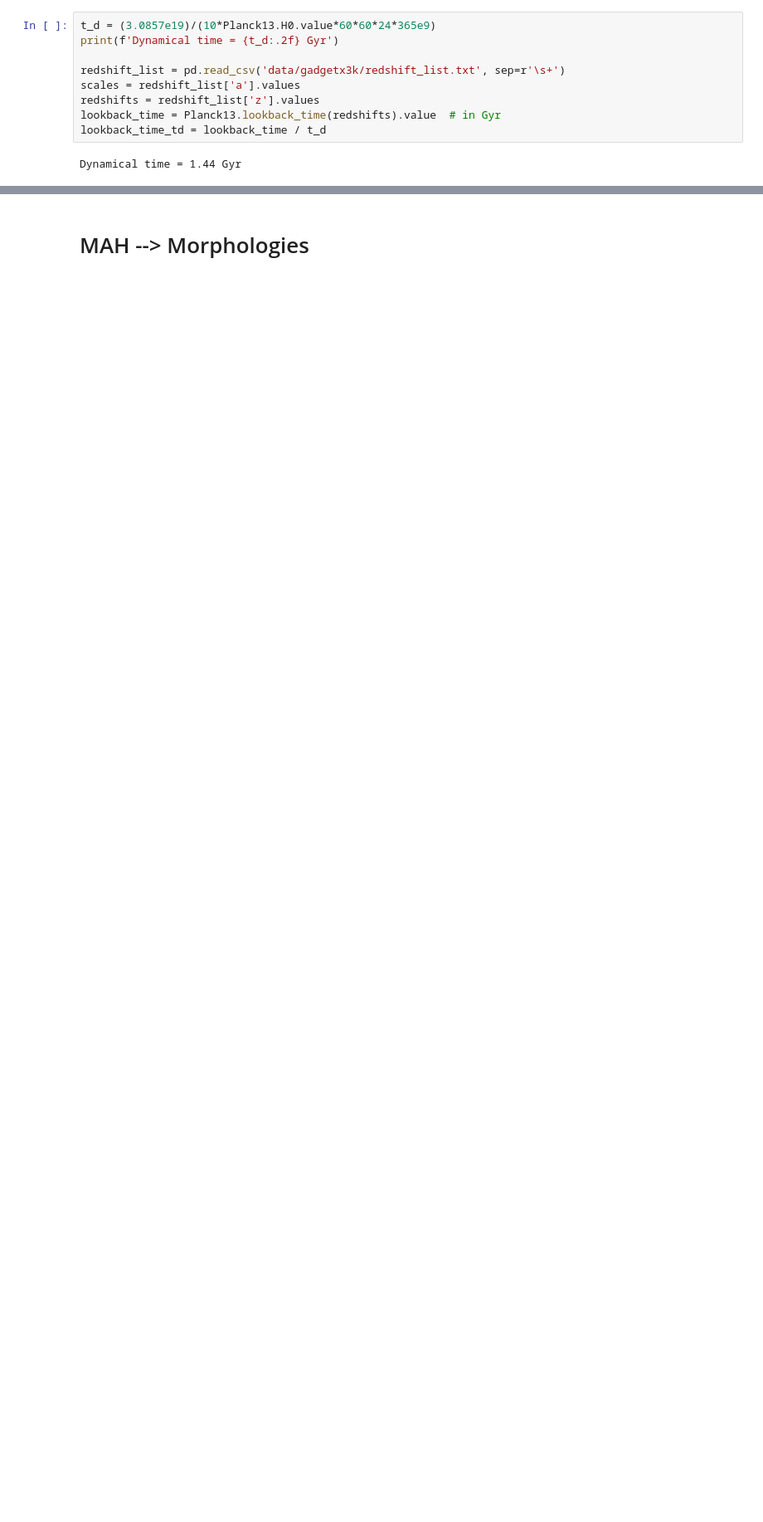
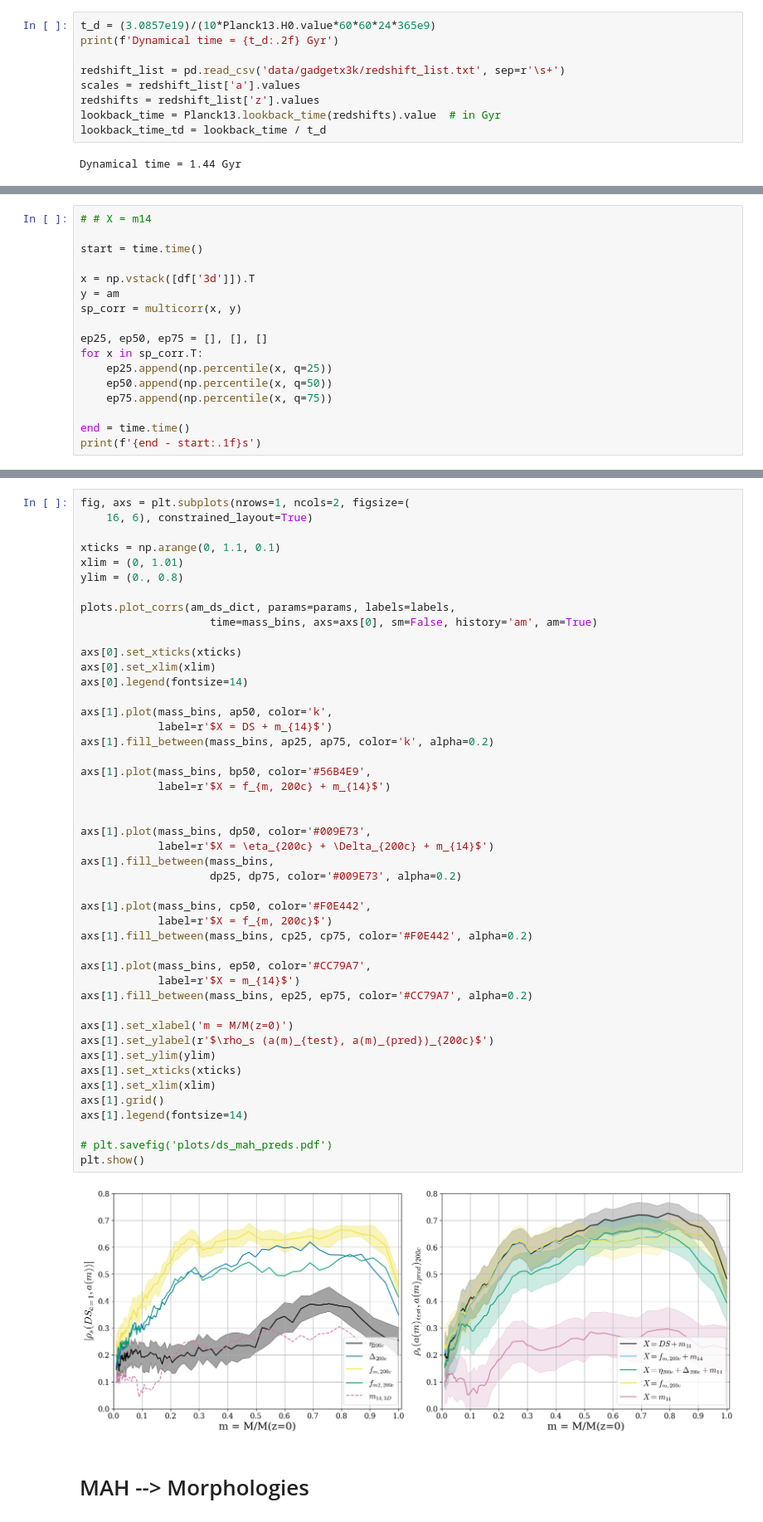
Before and after one commit to Kabelo-T/cluster_morph, a Jupyter notebook: multicam.ipynb, the cells around one changed output, grey strips where cells are left out. Shown at 83% size. Cells and saved outputs as stored; diff of their text form; blank space fills up the shorter version.

```diff
--- a/multicam.ipynb
+++ b/multicam.ipynb
@@ -542,0 +590,17 @@ KeyError: 'M/M0'
+# %%
+# # X = m14
+
+start = time.time()
+
+x = np.vstack([df['3d']]).T
+y = am
+sp_corr = multicorr(x, y)
+
+ep25, ep50, ep75 = [], [], []
+for x in sp_corr.T:
+    ep25.append(np.percentile(x, q=25))
+    ep50.append(np.percentile(x, q=50))
+    ep75.append(np.percentile(x, q=75))
+
+end = time.time()
+print(f'{end - start:.1f}s')
@@ -543,3 +615,51 @@ KeyError: 'M/M0'
+# %%
+fig, axs = plt.subplots(nrows=1, ncols=2, figsize=(
+    16, 6), constrained_layout=True)
+
+xticks = np.arange(0, 1.1, 0.1)
+xlim = (0, 1.01)
+ylim = (0., 0.8)
+
+plots.plot_corrs(am_ds_dict, params=params, labels=labels,
+                    time=mass_bins, axs=axs[0], sm=False, history='am', am=True)
+
+axs[0].set_xticks(xticks)
+axs[0].set_xlim(xlim)
+axs[0].legend(fontsize=14)
+
+axs[1].plot(mass_bins, ap50, color='k',
+            label=r'$X = DS + m_{14}$')
+axs[1].fill_between(mass_bins, ap25, ap75, color='k', alpha=0.2)
+
+axs[1].plot(mass_bins, bp50, color='#56B4E9',
+            label=r'$X = f_{m, 200c} + m_{14}$')
+
+
+axs[1].plot(mass_bins, dp50, color='#009E73',
+            label=r'$X = \eta_{200c} + \Delta_{200c} + m_{14}$')
+axs[1].fill_between(mass_bins,
+                    dp25, dp75, color='#009E73', alpha=0.2)
+
+axs[1].plot(mass_bins, cp50, color='#F0E442',
+            label=r'$X = f_{m, 200c}$')
+axs[1].fill_between(mass_bins, cp25, cp75, color='#F0E442', alpha=0.2)
+
+axs[1].plot(mass_bins, ep50, color='#CC79A7',
+            label=r'$X = m_{14}$')
+axs[1].fill_between(mass_bins, ep25, ep75, color='#CC79A7', alpha=0.2)
+
+axs[1].set_xlabel('m = M/M(z=0)')
+axs[1].set_ylabel(r'$\rho_s (a(m)_{test}, a(m)_{pred})_{200c}$')
+axs[1].set_ylim(ylim)
+axs[1].set_xticks(xticks)
+axs[1].set_xlim(xlim)
+axs[1].grid()
+axs[1].legend(fontsize=14)
+
+# plt.savefig('plots/ds_mah_preds.pdf')
+plt.show()
+# %% [output]
+[figure, added]
 # %% [markdown]
 # MAH --> Morphologies
 # %%
```
Also changed, not shown: parts of 20 cells of this notebook, 2 other files.
